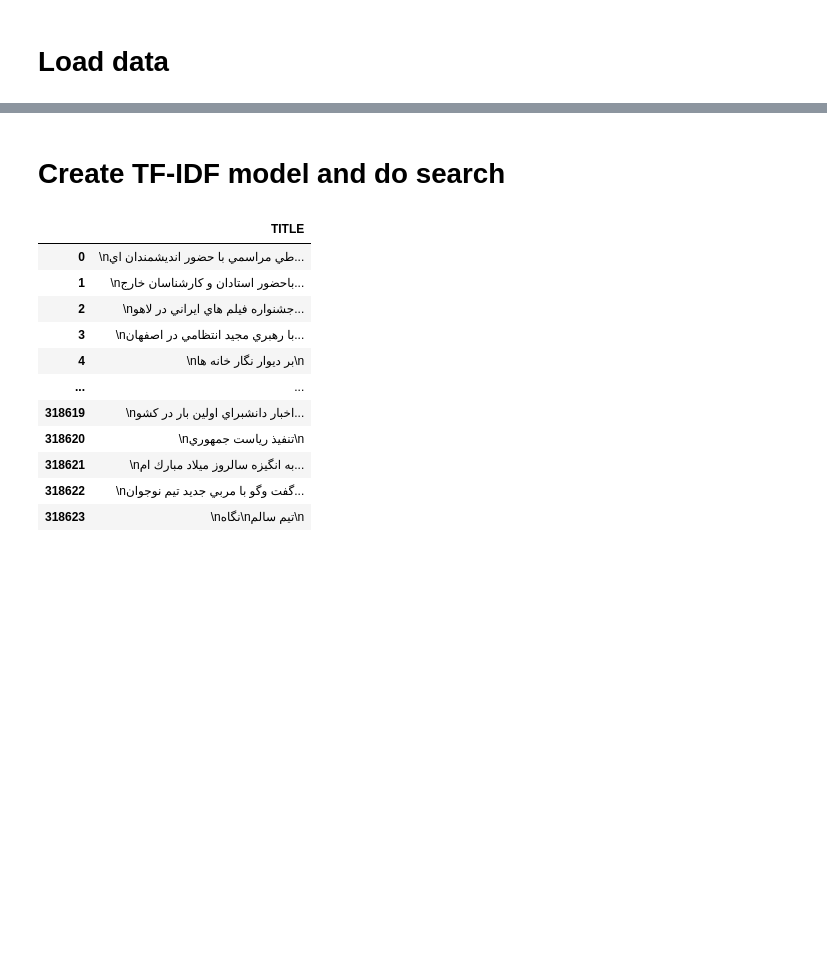
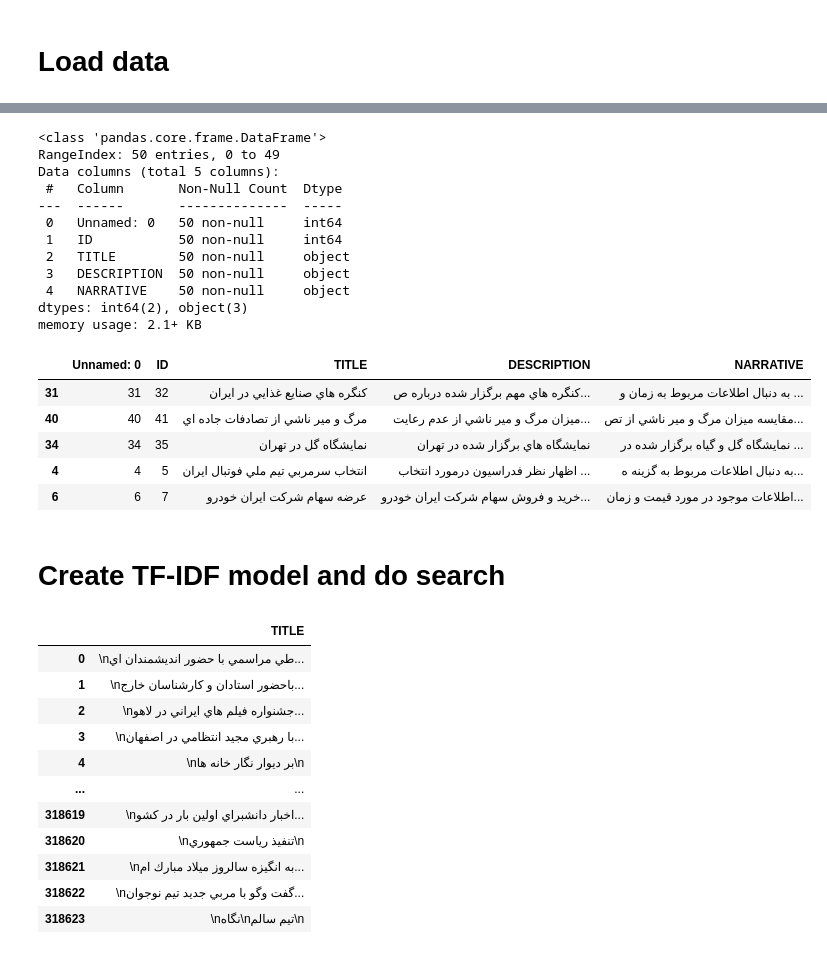
Before and after one commit to AlirezPa/irws, a Jupyter notebook: IRWS_HM01.ipynb, the cells around one changed output, grey strips where cells are left out. Drawn from its saved outputs; the diff is of its cells as text; code cells hidden in the pictures; blank space fills up the shorter version.

```diff
--- a/IRWS_HM01.ipynb
+++ b/IRWS_HM01.ipynb
@@ -76,3 +72,25 @@ df_queries_fa
+# %%
+df_queries_fa.info()
+df_queries_fa.sample(5)
+# %% [output]
+<class 'pandas.core.frame.DataFrame'>
+RangeIndex: 50 entries, 0 to 49
+Data columns (total 5 columns):
+ #   Column       Non-Null Count  Dtype
+---  ------       --------------  -----
+ 0   Unnamed: 0   50 non-null     int64
+ 1   ID           50 non-null     int64
+ 2   TITLE        50 non-null     object
+ 3   DESCRIPTION  50 non-null     object
+ 4   NARRATIVE    50 non-null     object
+dtypes: int64(2), object(3)
+memory usage: 2.1+ KB
+|  | Unnamed: 0 | ID | TITLE | DESCRIPTION | NARRATIVE |
+| 31 | 31 | 32 | كنگره هاي صنايع غذايي در ايران | كنگره هاي مهم برگزار شده درباره ص... | به دنبال اطلاعات مربوط به زمان و ... |
+| 40 | 40 | 41 | مرگ و مير ناشي از تصادفات جاده اي | ميزان مرگ و مير ناشي از عدم رعايت... | مقايسه ميزان مرگ و مير ناشي از تص... |
+| 34 | 34 | 35 | نمايشگاه گل در تهران | نمايشگاه هاي برگزار شده در تهران | نمايشگاه گل و گياه برگزار شده در ... |
+| 4 | 4 | 5 | انتخاب سرمربي تيم ملي فوتبال ايران | اظهار نظر فدراسيون درمورد انتخاب ... | به دنبال اطلاعات مربوط به گزينه ه... |
+| 6 | 6 | 7 | عرضه سهام شركت ايران خودرو | خريد و فروش سهام شركت ايران خودرو... | اطلاعات موجود در مورد قيمت و زمان... |
 # %% [markdown]
 # Create TF-IDF model and do search
 # %%
```
Also changed, not shown: parts of 11 cells of this notebook.
